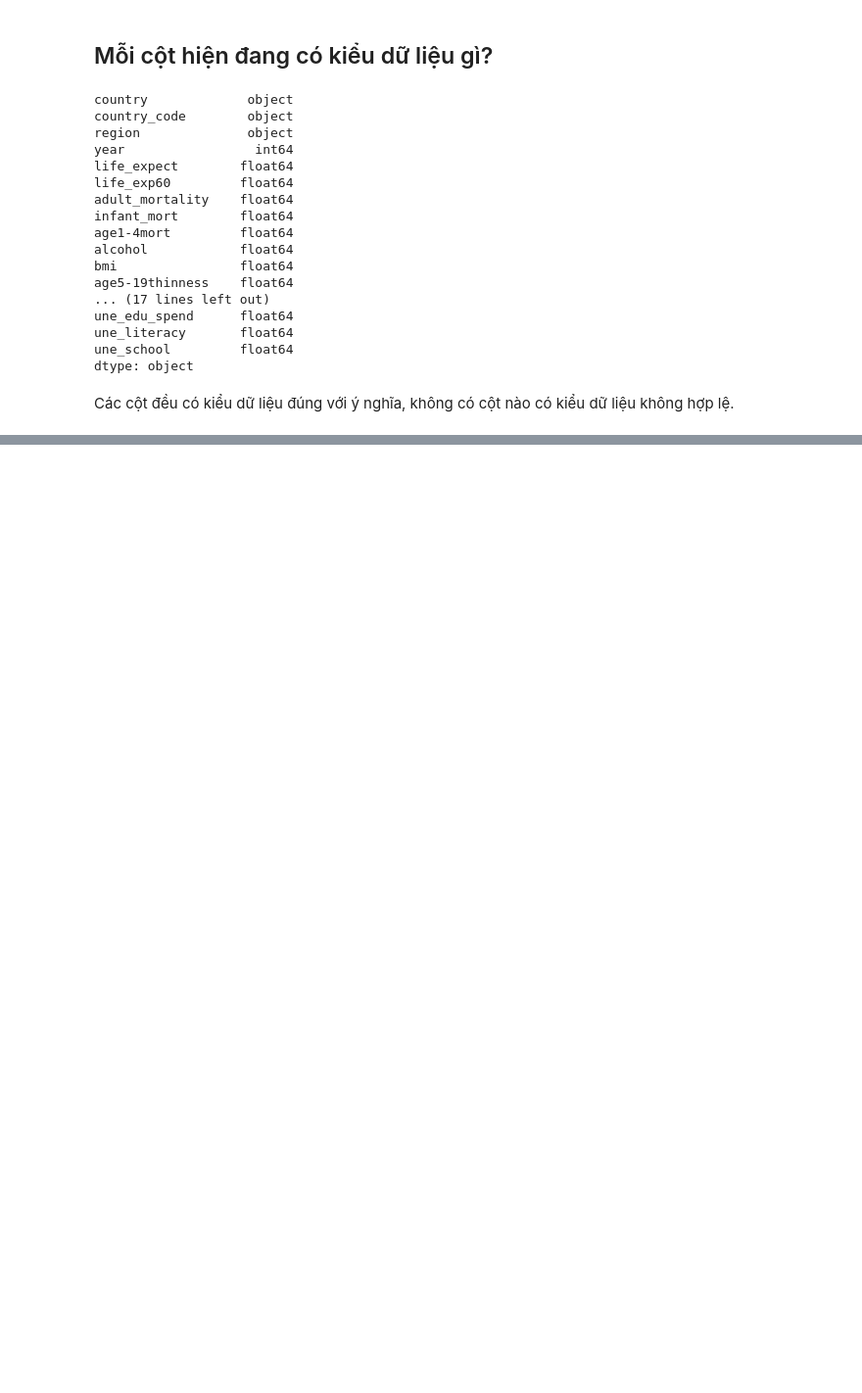
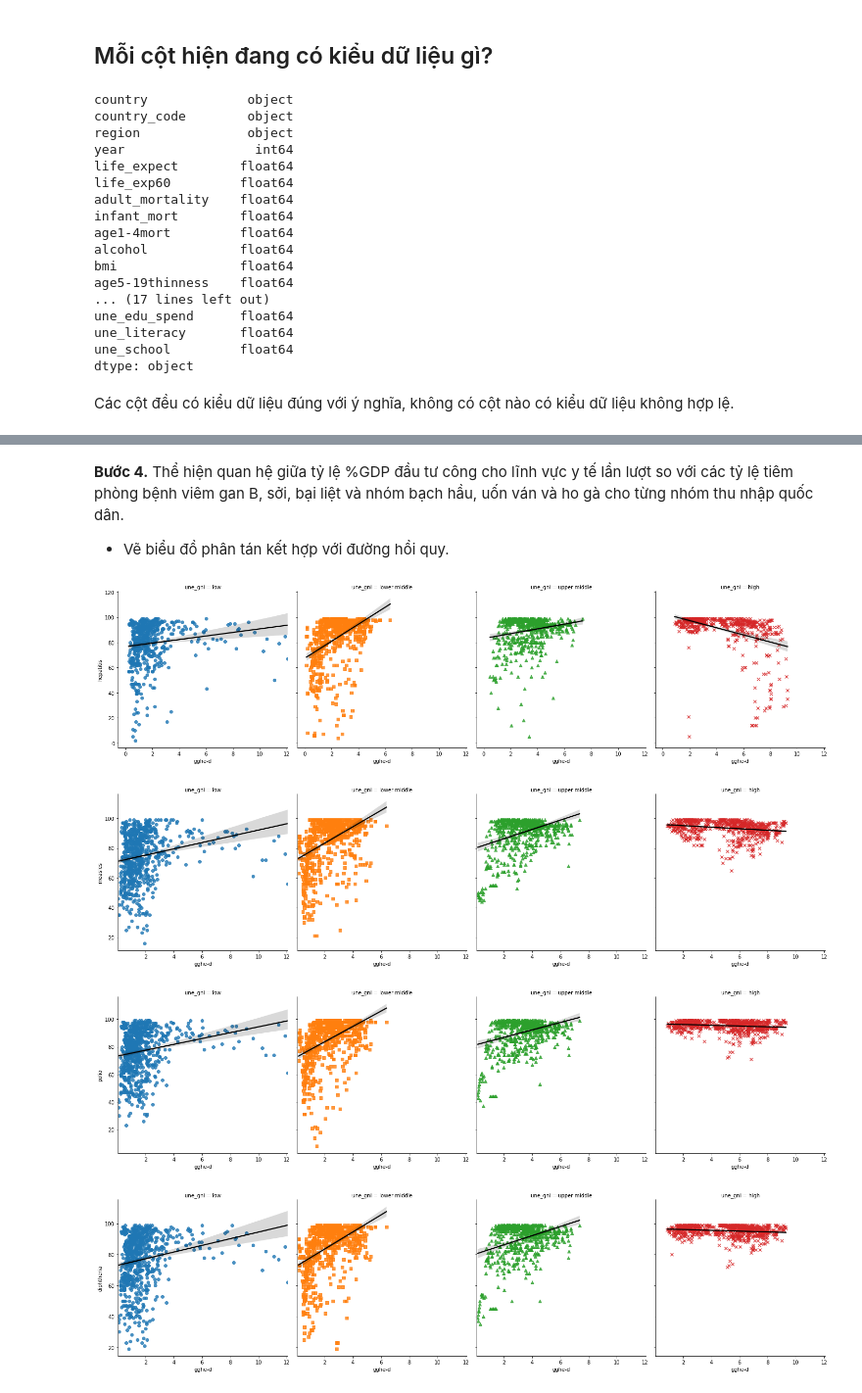
Before and after one commit to XQuyTran/Final_Project_LTKHDL, a Jupyter notebook: final-project.ipynb, the cells around one changed output, grey strips where cells are left out. Shown at 98% size. Drawn from its saved outputs; the diff is of its cells as text; code cells hidden in the pictures; blank space fills up the shorter version.

```diff
--- a/final-project.ipynb
+++ b/final-project.ipynb
@@ -432,0 +343,3 @@ Name: Japan, dtype: float64
+# %%
+country_gni = data_df[['country_code', 'une_gni']].groupby('country_code').mean()
+country_gni
@@ -432,0 +370,4 @@ Name: Japan, dtype: float64
+# %%
+labels = ['low', 'lower middle', 'upper middle', 'high']
+gni_groups = pd.qcut(country_gni.une_gni, 4, labels, duplicates='drop')
+gni_groups
@@ -432,0 +393,4 @@ Name: Japan, dtype: float64
+# %%
+immunization_gghe_df = data_df.iloc[:, [1, 3] + list(range(13, 17)) + [21]]
+immunization_gghe_df = immunization_gghe_df.join(gni_groups, 'country_code')
+immunization_gghe_df
@@ -432,0 +411,15 @@ Name: Japan, dtype: float64
+# %%
+immunization_cols = immunization_gghe_df.columns[2:6]
+# %% [markdown]
+**Bước 4.** Thể hiện quan hệ giữa tỷ lệ %GDP đầu tư công cho lĩnh vực y tế lần lượt so với các tỷ lệ tiêm phòng bệnh viêm gan B, sởi, bại liệt và nhóm bạch hầu, uốn ván và ho gà cho từng nhóm thu nhập quốc dân.
+- Vẽ biểu đồ phân tán kết hợp với đường hồi quy.
+# %%
+for i, col in enumerate(immunization_cols):
+    sns.lmplot(data=immunization_gghe_df, x='gghe-d', y=col, hue='une_gni',
+              markers=['o', 's', '^', 'x'], col='une_gni', line_kws={'color': 'black'})
+plt.show()
+# %% [output]
+[figure, added]
+[figure, added]
+[figure, added]
+[figure, added]
```
Also changed, not shown: parts of 99 cells of this notebook, 5 other files.
